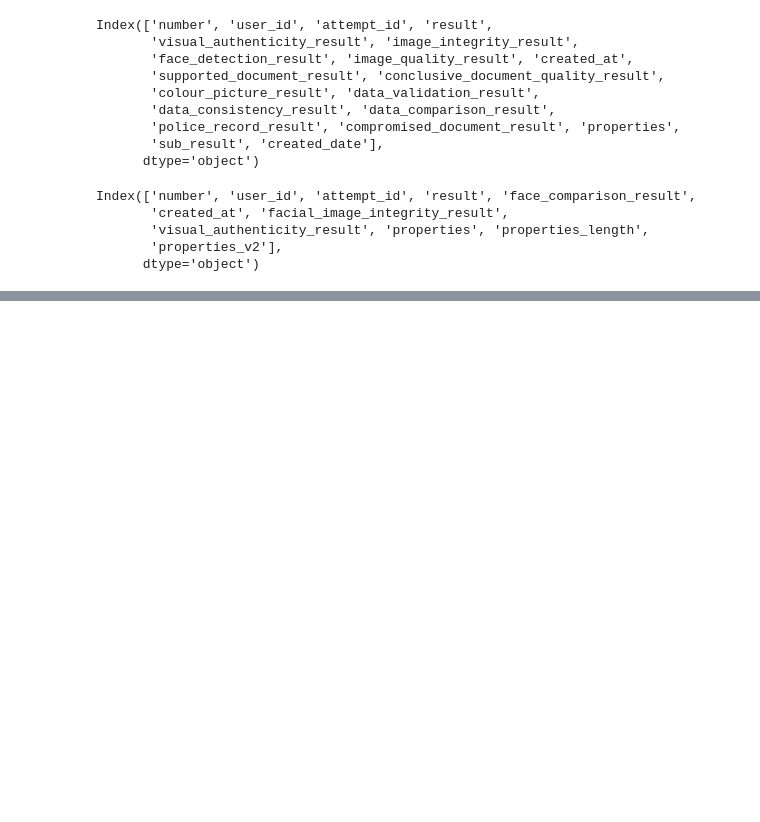
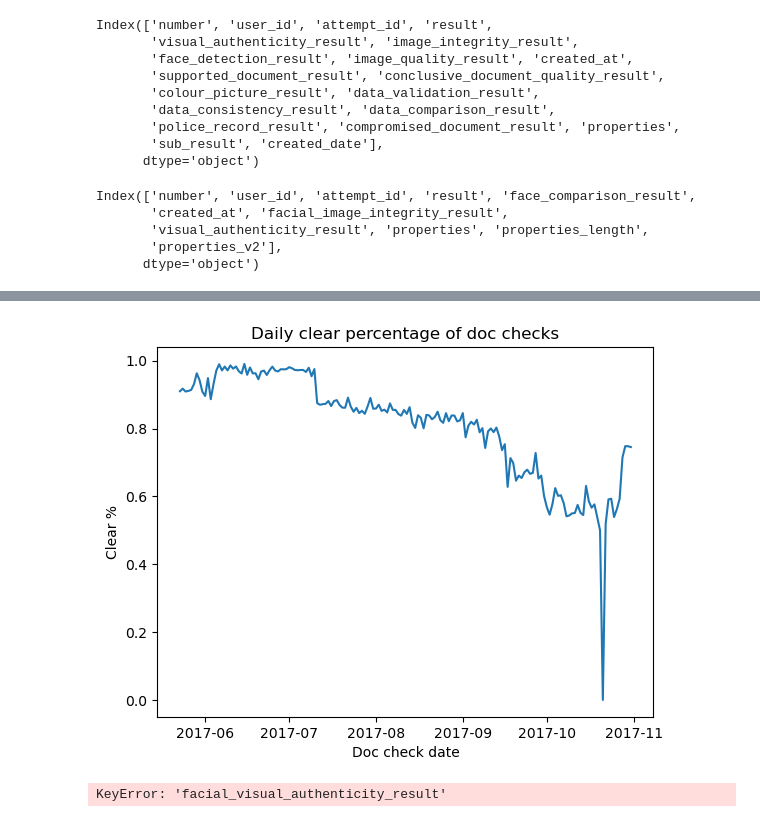
Before and after one commit to LaszloCodes/kyc_analysis, a Jupyter notebook: kyc_analysis.ipynb, the cells around one changed output, grey strips where cells are left out. Saved outputs shown, nothing was run; the diff lists cells and outputs as text; code cells hidden in the pictures; blank space fills up the shorter version.

```diff
--- a/kyc_analysis.ipynb
+++ b/kyc_analysis.ipynb
@@ -404,0 +468,14 @@ combined_check_results = facial_report_subset.merge(doc_report_subset, on=['user
+# %%
+# Make the chart interactive
+
+# Check clear contribution over time
+doc_results['clear_pct'].plot(kind='line')
+plt.title('Daily clear percentage of doc checks')
+plt.xlabel('Doc check date')
+plt.ylabel('Clear %')
+
+#plt.gca().yaxis.set_major_formatter(PercentFormatter())
+
+plt.show()
+# %% [output]
+[figure, added]
@@ -404,0 +484,5 @@ combined_check_results = facial_report_subset.merge(doc_report_subset, on=['user
+# %%
+# See where columns differ
+combined_check_results['facial_visual_authenticity_result'].compare(combined_check_results['visual_authenticity_result'], keep_equal=True)
+# %% [output]
+KeyError: 'facial_visual_authenticity_result'
```
Also changed, not shown: parts of 32 cells of this notebook.
